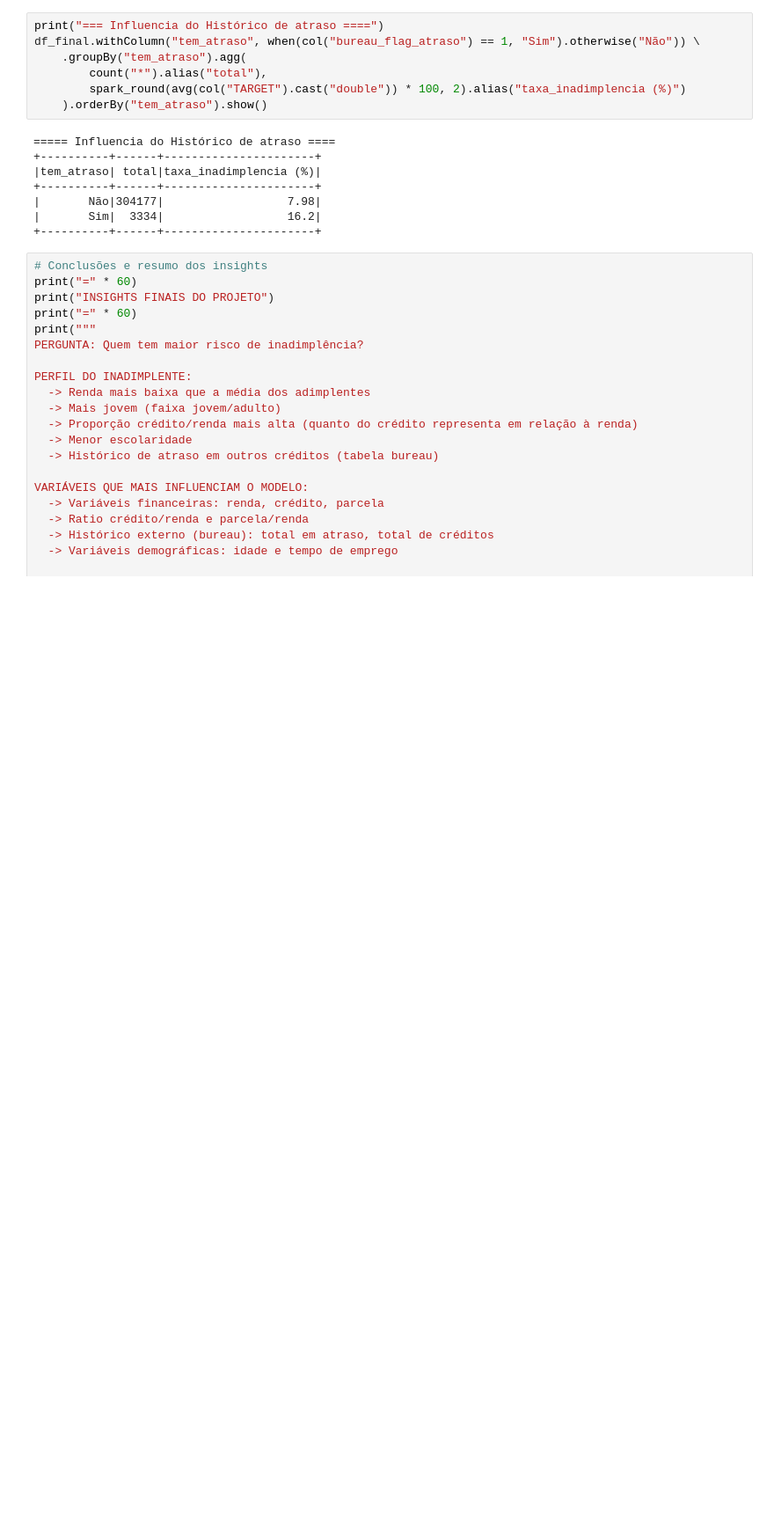
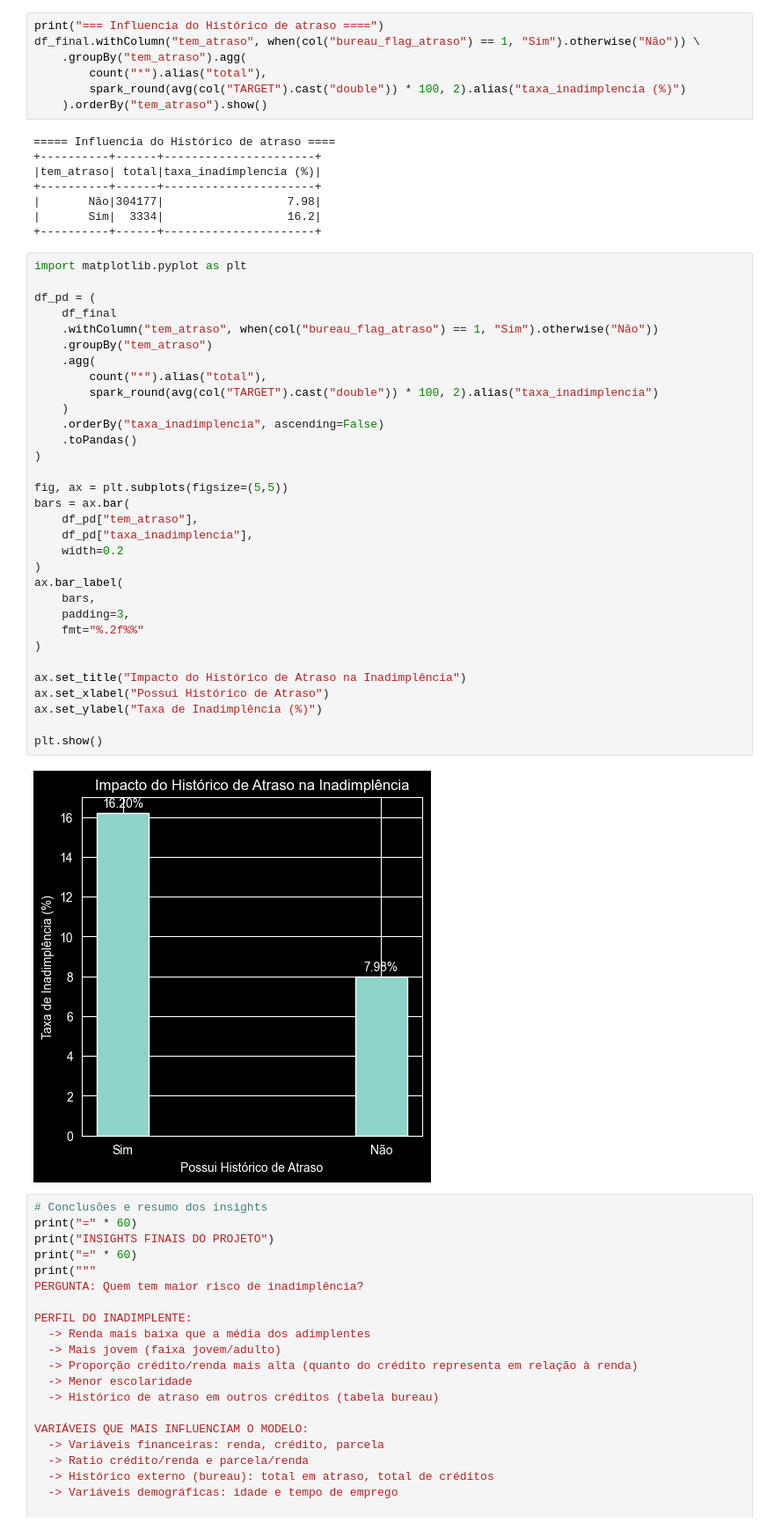
Before and after one commit to IsabelleSeve/Study_Data_Analytics, a Jupyter notebook: 03_inference_and_business.ipynb, the cells around one changed output. Shown at 88% size. Saved outputs shown, nothing was run; the diff lists cells and outputs as text; blank space fills up the shorter version.

```diff
--- a/03_inference_and_business.ipynb
+++ b/03_inference_and_business.ipynb
@@ -162,6 +279,40 @@ df_final.withColumn("tem_atraso", when(col("bureau_flag_atraso") == 1, "Sim").ot
 |       Não|304177|                  7.98|
 |       Sim|  3334|                  16.2|
 +----------+------+----------------------+
+# %%
+import matplotlib.pyplot as plt
+
+df_pd = (
+    df_final
+    .withColumn("tem_atraso", when(col("bureau_flag_atraso") == 1, "Sim").otherwise("Não"))
+    .groupBy("tem_atraso")
+    .agg(
+        count("*").alias("total"),
+        spark_round(avg(col("TARGET").cast("double")) * 100, 2).alias("taxa_inadimplencia")
+    )
+    .orderBy("taxa_inadimplencia", ascending=False)
+    .toPandas()
+)
+
+fig, ax = plt.subplots(figsize=(5,5))
+bars = ax.bar(
+    df_pd["tem_atraso"],
+    df_pd["taxa_inadimplencia"],
+    width=0.2
+)
+ax.bar_label(
+    bars,
+    padding=3,
+    fmt="%.2f%%"
+)
+
+ax.set_title("Impacto do Histórico de Atraso na Inadimplência")
+ax.set_xlabel("Possui Histórico de Atraso")
+ax.set_ylabel("Taxa de Inadimplência (%)")
+
+plt.show()
+# %% [output]
+[figure, added]
 # %%
 # Conclusões e resumo dos insights
 print("=" * 60)
```
Also changed, not shown: parts of 3 cells of this notebook, 1 other file.
